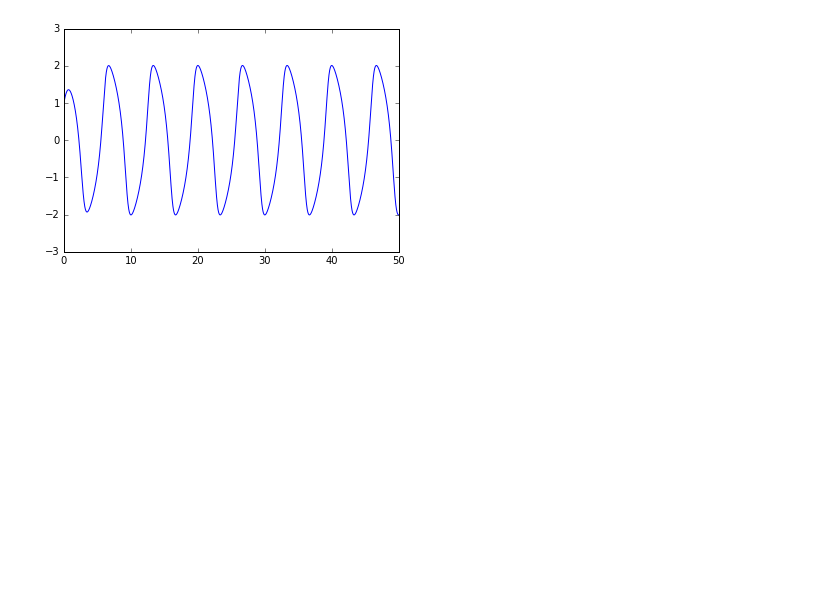
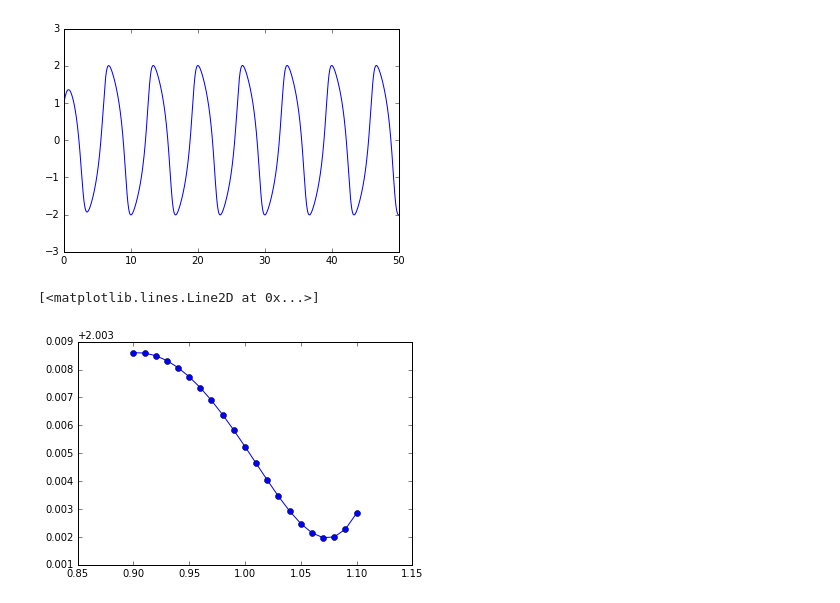
Before and after one commit to qiqi/fds, a Jupyter notebook: docs/tutorials/src/vanderpol_python/vanderpol.ipynb, the cells around one changed output. Cells and saved outputs as stored; diff of their text form; code cells hidden in the pictures; blank space fills up the shorter version.

```diff
--- a/docs/tutorials/src/vanderpol_python/vanderpol.ipynb
+++ b/docs/tutorials/src/vanderpol_python/vanderpol.ipynb
@@ -21,10 +17,12 @@ from scipy.integrate import odeint
 # %%
-def run(u, mu, dt, nsteps):
+from scipy.integrate import odeint
+
+def run(u, mu, nsteps):
     x = empty(nsteps)
     for i in range(nsteps):
-        u = odeint(lambda u,t : dudt(u, mu), u, [0, dt])[1]
+        u = odeint(lambda u,t : dudt(u, mu), u, [0, 0.01])[1]
         x[i] = u[0]
     return u, x
 # %%
-u, x = run([1, 1], 1, 0.01, 5000)
+u, x = run([1, 1], 1, 5000)
 # %%
@@ -32,3 +31,13 @@ plot(0.01 * arange(x.size), x)
 # %% [output]
 [<matplotlib.lines.Line2D at 0x...>]
 [figure]
+# %%
+mu_array = linspace(0.9, 1.1, 21)
+x2_mean = empty(mu_array.size)
+for i, mu in enumerate(mu_array):
+    _, x = run([1, 1], mu, 5000)
+    x2_mean[i] = (x**2).mean()
+plot(mu_array, x2_mean, 'o-')
+# %% [output]
+[<matplotlib.lines.Line2D at 0x...>]
+[figure, added]
```
Also changed, not shown: parts of 6 cells of this notebook, 5 other files.
